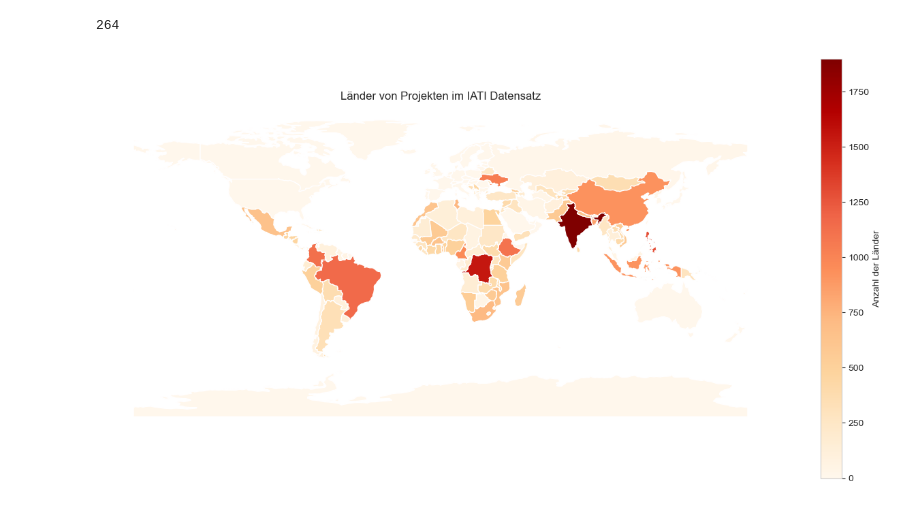
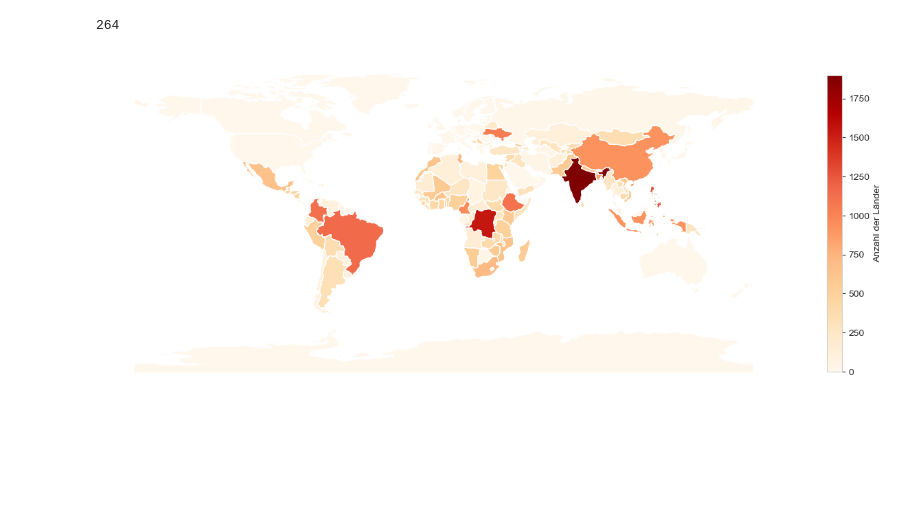
Before and after one commit to JanMuehlnikel/NLP-Development-Banks-Collaboration-Analyzer, a Jupyter notebook: data/exploreation/exploration.ipynb, the cells around one changed output. Saved outputs shown, nothing was run; the diff lists cells and outputs as text; code cells hidden in the pictures; blank space fills up the shorter version.

```diff
--- a/data/exploreation/exploration.ipynb
+++ b/data/exploreation/exploration.ipynb
@@ -195,35 +195,26 @@ country_counts["MM"]
 # %% [output]
 264
 # %%
-import geopandas as gpd
-import matplotlib.pyplot as plt
-
-# Load world map
 world = gpd.read_file(gpd.datasets.get_path('naturalearth_lowres'))
 
-# Load the shapefile directly (assuming you've already loaded it as 'world')
-# Assuming 'country_counts' is your dictionary keyed by ISO 3166-1 alpha-2 codes
-
-# Convert ISO 3166-1 alpha-2 codes to alpha-3 codes
+# Convert ISO alpha-2 codes to alpha-3 codes
 country_counts_alpha3 = {}
 for alpha2, count in country_counts.items():
         country = pycountry.countries.get(alpha_2=alpha2)
         if country:  # If the country was found
                 alpha3 = country.alpha_3
                 country_counts_alpha3[alpha3] = count
 
-# Map country counts to the world dataframe using ISO 3166-1 alpha-3 codes
 world['frequency'] = world['iso_a3'].map(country_counts_alpha3).fillna(0)
 
-# Plotting
 fig, ax = plt.subplots(1, 1, figsize=(16, 8))
 world.plot(column='frequency', ax=ax, legend=True,
-        legend_kwds={'label': "Anzahl der Länder"},
-        cmap='OrRd')  # Using the 'OrRd' colormap for a heatmap-like effect
-ax.set_title('Länder von Projekten im IATI Datensatz')
+        legend_kwds={'label': "Anzahl der Länder", 'shrink': 0.7},
+        cmap='OrRd')
+#ax.set_title('Länder von Projekten im IATI Datensatz')
 plt.axis('off')  # Hide axes
 
 plt.savefig('../../src/analysis/country_map.png')
 plt.show()
 # %% [output]
-[figure, old version]
+[figure, new version]
```
Also changed, not shown: parts of 1 cell of this notebook, 4 other files.
